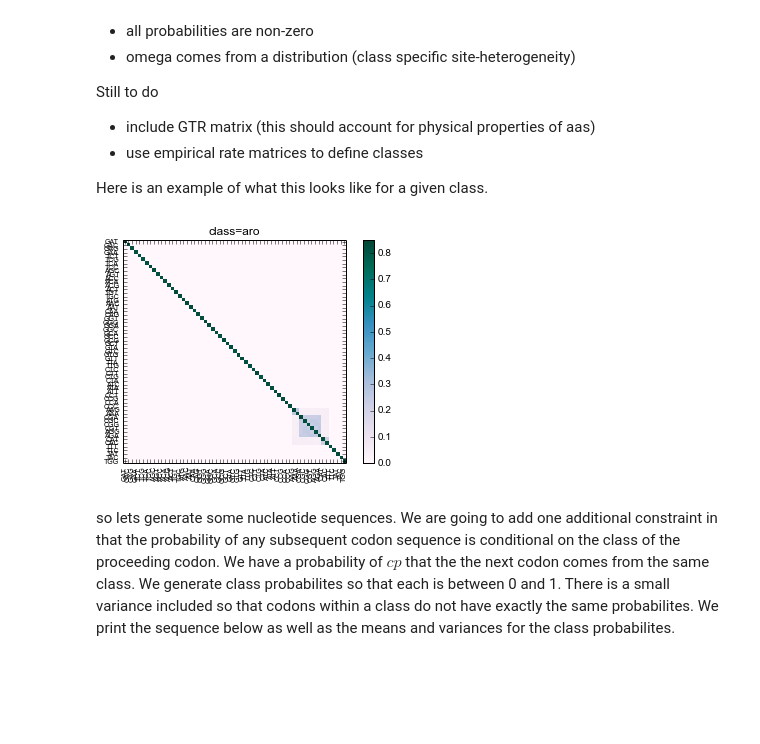
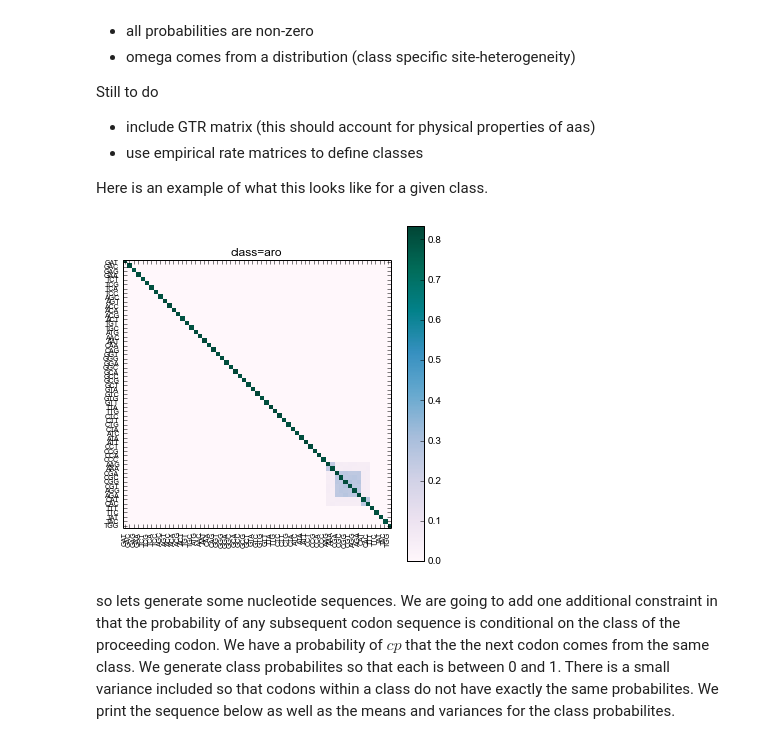
Before and after one commit to ajrichards/phylogenetic-models, a Jupyter notebook: cat-model/simulations.ipynb, the cells around one changed output. Drawn from its saved outputs; the diff is of its cells as text; code cells hidden in the pictures; blank space fills up the shorter version.

```diff
--- a/cat-model/simulations.ipynb
+++ b/cat-model/simulations.ipynb
@@ -52,35 +52,35 @@ sim.ntSd = 1.0
 
 # get a base matrix
 mat = sim.get_base_matrix()
 
 # create a prob matrix for each class and specify the class codon relationships
 cMatrices = {}
 classCodons = {}
 for c,classAa in sim.pp2aa.iteritems():
     _classCodons = []
     for aa in classAa:
         for codon in sim.aa2codon[aa]:
             _classCodons.append(codon)
     cMatrices[c] = sim.generate_class_matrix(mat,_classCodons)
     classCodons[c] = _classCodons
 
 # plot one of the class matrices
 cmat = cMatrices['pos']
-fig = plt.figure(dpi=300)
+fig = plt.figure(figsize=(6,6),dpi=300)
 cmap = plt.cm.PuBuGn
 ax = fig.add_subplot(111)
 hmap = ax.imshow(cmat, interpolation='nearest',aspect='auto',cmap=cmap)
 _ = ax.set_title("class=%s"%c)
 _ = ax.set_xticks(range(sim.codons.size))
 _ = ax.set_yticks(range(sim.codons.size))
 _ = ax.set_xticklabels(sim.codons,fontsize=7)
 _ = ax.set_yticklabels(sim.codons,fontsize=7)
 xlabs = ax.get_xticklabels()
 plt.setp(xlabs, rotation=90)
 ax.set_aspect(1./ax.get_data_ratio())
 cbar = fig.colorbar(hmap, orientation='vertical')
 # %% [output]
-[figure, old version]
+[figure, new version]
 # %% [markdown]
 so lets generate some nucleotide sequences.  We are going to add one additional constraint in that the probability of any subsequent codon sequence is conditional on the class of the proceeding codon. We have a probability of $cp$ that the the next codon comes from the same class.  We generate class probabilites so that each is between 0 and 1. There is a small variance included so that codons within a class do not have exactly the same probabilites.  We print the sequence below as well as the means and variances for the class probabilites.
 # %%
```
Also changed, not shown: parts of 4 cells of this notebook, 12 other files.
